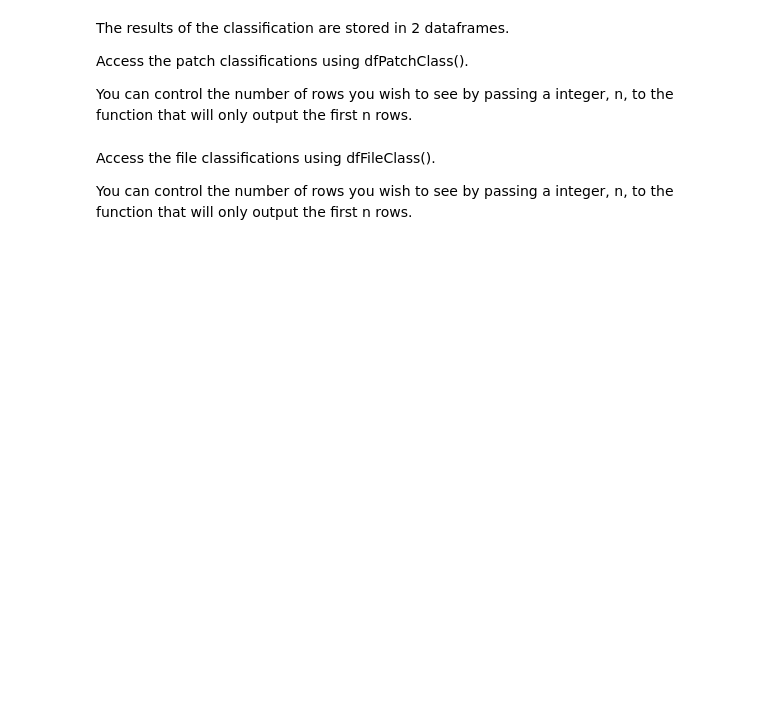
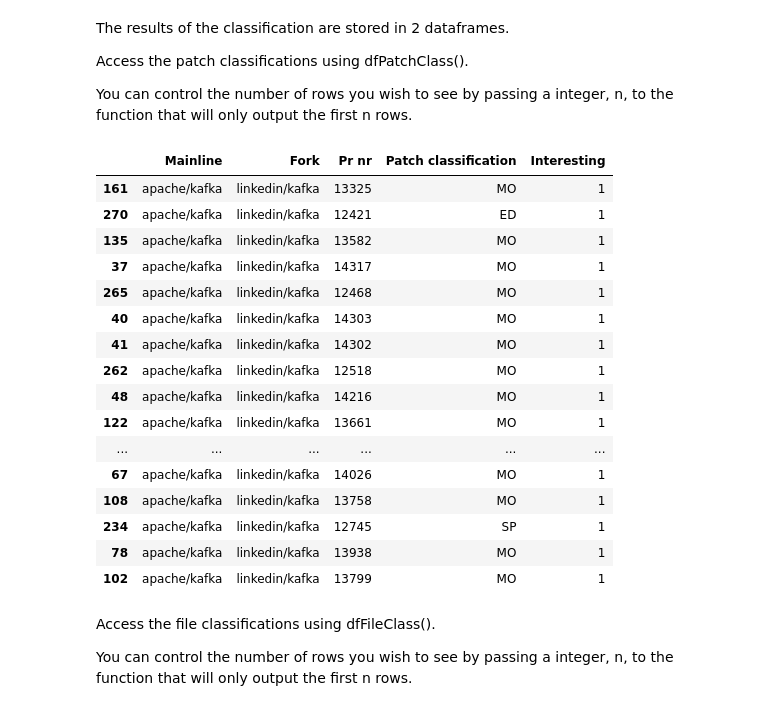
Before and after one commit to unlv-evol/PaReco, a Jupyter notebook: src/notebooks/00_example_2022_03_25.ipynb, the cells around one changed output. Drawn from its saved outputs; the diff is of its cells as text; code cells hidden in the pictures; blank space fills up the shorter version.

```diff
--- a/src/notebooks/00_example_2022_03_25.ipynb
+++ b/src/notebooks/00_example_2022_03_25.ipynb
@@ -132,7 +190,25 @@ Access the patch classifications using dfPatchClass().
 You can control the number of rows you wish to see by passing a integer, n,  to the function that will only output the first n rows.
 # %%
 #Patches
-example.dfPatchClass()
+example.df_patch_class(20)
+# %% [output]
+|  | Mainline | Fork | Pr nr | Patch classification | Interesting |
+| 161 | apache/kafka | linkedin/kafka | 13325 | MO | 1 |
+| 270 | apache/kafka | linkedin/kafka | 12421 | ED | 1 |
+| 135 | apache/kafka | linkedin/kafka | 13582 | MO | 1 |
+| 37 | apache/kafka | linkedin/kafka | 14317 | MO | 1 |
+| 265 | apache/kafka | linkedin/kafka | 12468 | MO | 1 |
+| 40 | apache/kafka | linkedin/kafka | 14303 | MO | 1 |
+| 41 | apache/kafka | linkedin/kafka | 14302 | MO | 1 |
+| 262 | apache/kafka | linkedin/kafka | 12518 | MO | 1 |
+| 48 | apache/kafka | linkedin/kafka | 14216 | MO | 1 |
+| 122 | apache/kafka | linkedin/kafka | 13661 | MO | 1 |
+| ... | ... | ... | ... | ... | ... |
+| 67 | apache/kafka | linkedin/kafka | 14026 | MO | 1 |
+| 108 | apache/kafka | linkedin/kafka | 13758 | MO | 1 |
+| 234 | apache/kafka | linkedin/kafka | 12745 | SP | 1 |
+| 78 | apache/kafka | linkedin/kafka | 13938 | MO | 1 |
+| 102 | apache/kafka | linkedin/kafka | 13799 | MO | 1 |
 # %% [markdown]
 Access the file classifications using dfFileClass().
 
```
Also changed, not shown: parts of 14 cells of this notebook, 9 other files.
